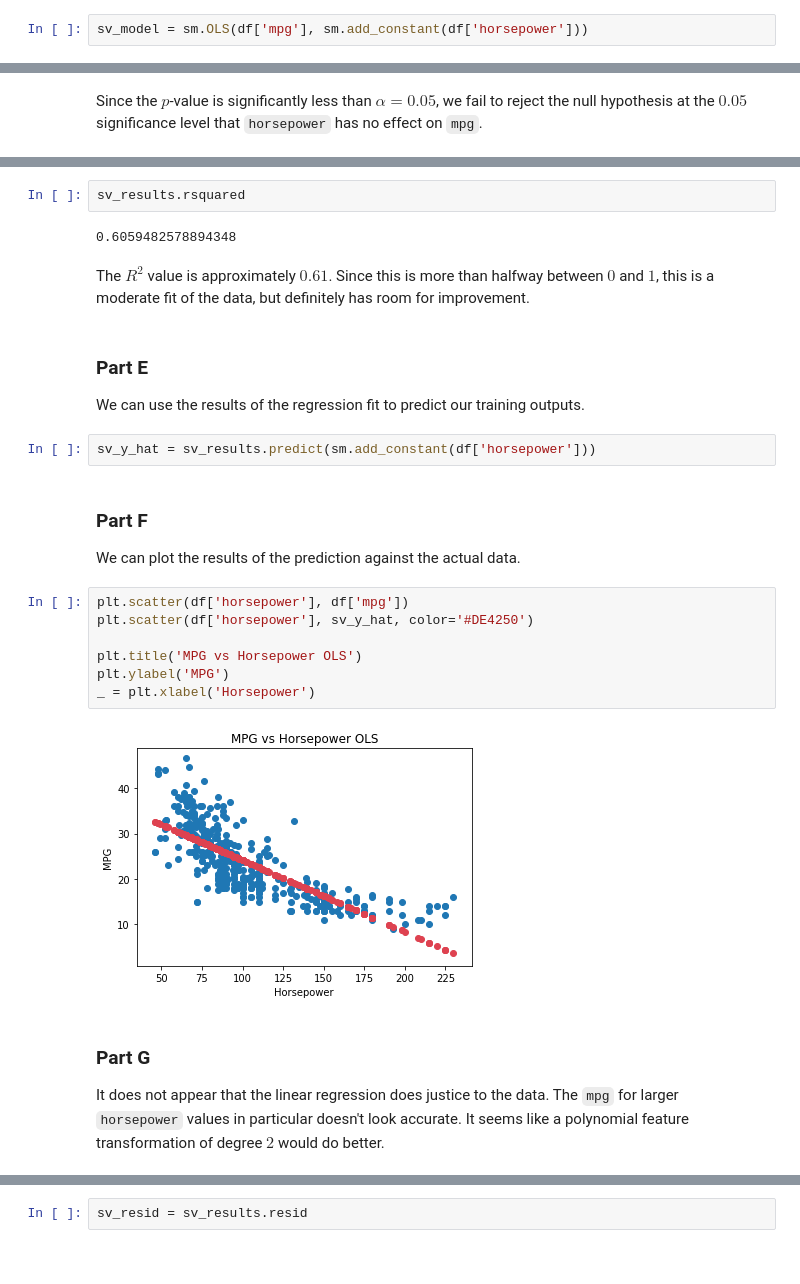
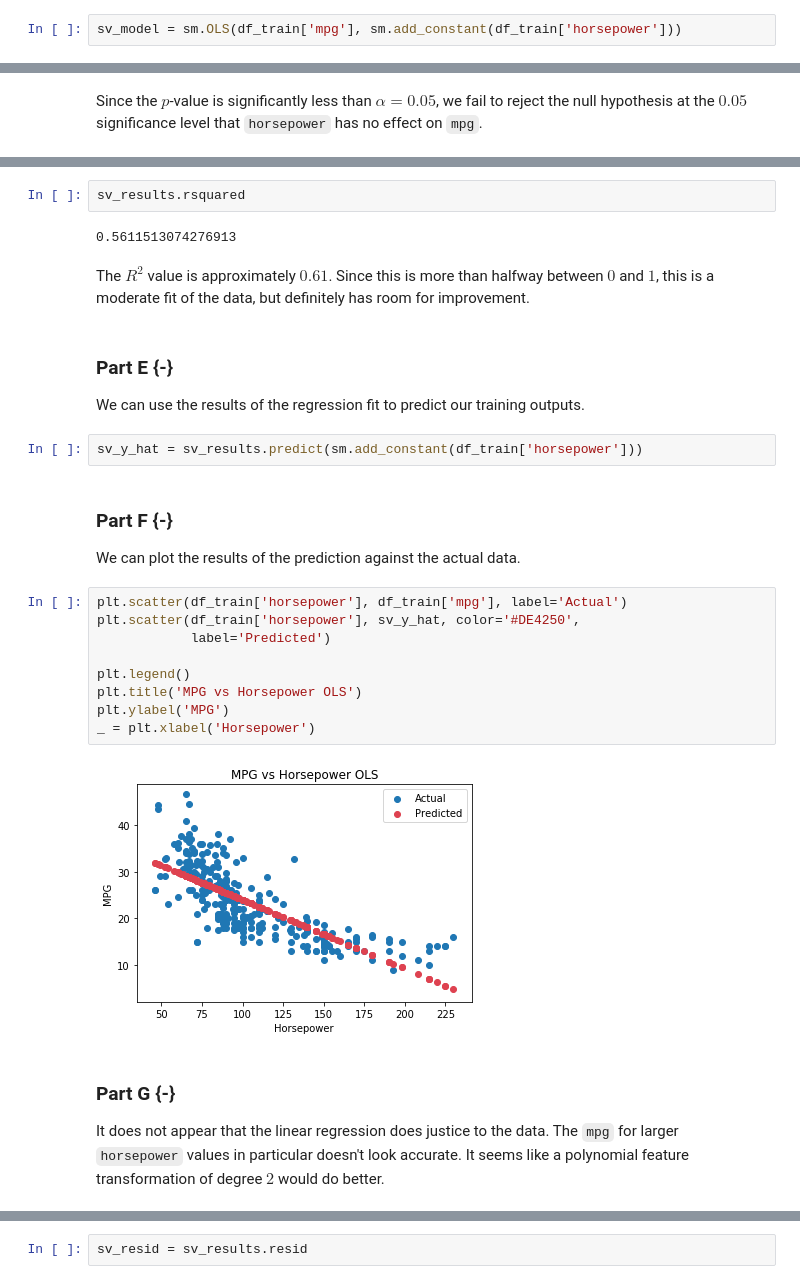
Before and after one commit to RobertDurfee/Notes, a Jupyter notebook: 18-19S/6.S077/Project/1/SimpleOLS/SimpleOLS.ipynb, the cells around one changed output, grey strips where cells are left out. Cells and saved outputs as stored; diff of their text form.

```diff
--- a/18-19S/6.S077/Project/1/SimpleOLS.ipynb
+++ b/18-19S/6.S077/Project/1/SimpleOLS/SimpleOLS.ipynb
@@ -107,5 +109,5 @@ df_test = df_shuffled[split_point:].copy()
 
 We can use `statsmodels` implementation of ordinary least squares to create a model for the regression of `mpg` on `horsepower`.
 # %%
-sv_model = sm.OLS(df['mpg'], sm.add_constant(df['horsepower']))
+sv_model = sm.OLS(df_train['mpg'], sm.add_constant(df_train['horsepower']))
 # %% [markdown]
@@ -159,30 +161,32 @@ The goodness of fit is determined from the $R^2$ value.
 # %%
 sv_results.rsquared
 # %% [output]
-0.6059482578894348
+0.5611513074276913
 # %% [markdown]
 The $R^2$ value is approximately $0.61$. Since this is more than halfway between $0$ and $1$, this is a moderate fit of the data, but definitely has room for improvement.
 # %% [markdown]
-### Part E
+### Part E {-}
 
 We can use the results of the regression fit to predict our training outputs.
 # %%
-sv_y_hat = sv_results.predict(sm.add_constant(df['horsepower']))
+sv_y_hat = sv_results.predict(sm.add_constant(df_train['horsepower']))
 # %% [markdown]
-### Part F
+### Part F {-}
 
 We can plot the results of the prediction against the actual data.
 # %%
-plt.scatter(df['horsepower'], df['mpg'])
-plt.scatter(df['horsepower'], sv_y_hat, color='#DE4250')
+plt.scatter(df_train['horsepower'], df_train['mpg'], label='Actual')
+plt.scatter(df_train['horsepower'], sv_y_hat, color='#DE4250',
+            label='Predicted')
 
+plt.legend()
 plt.title('MPG vs Horsepower OLS')
 plt.ylabel('MPG')
 _ = plt.xlabel('Horsepower')
 # %% [output]
-[figure, old version]
+[figure, new version]
 # %% [markdown]
-### Part G
+### Part G {-}
 
 It does not appear that the linear regression does justice to the data. The `mpg` for larger `horsepower` values in particular doesn't look accurate. It seems like a polynomial feature transformation of degree $2$ would do better.
 # %% [markdown]
```
Also changed, not shown: parts of 47 cells of this notebook, 33 other files.
